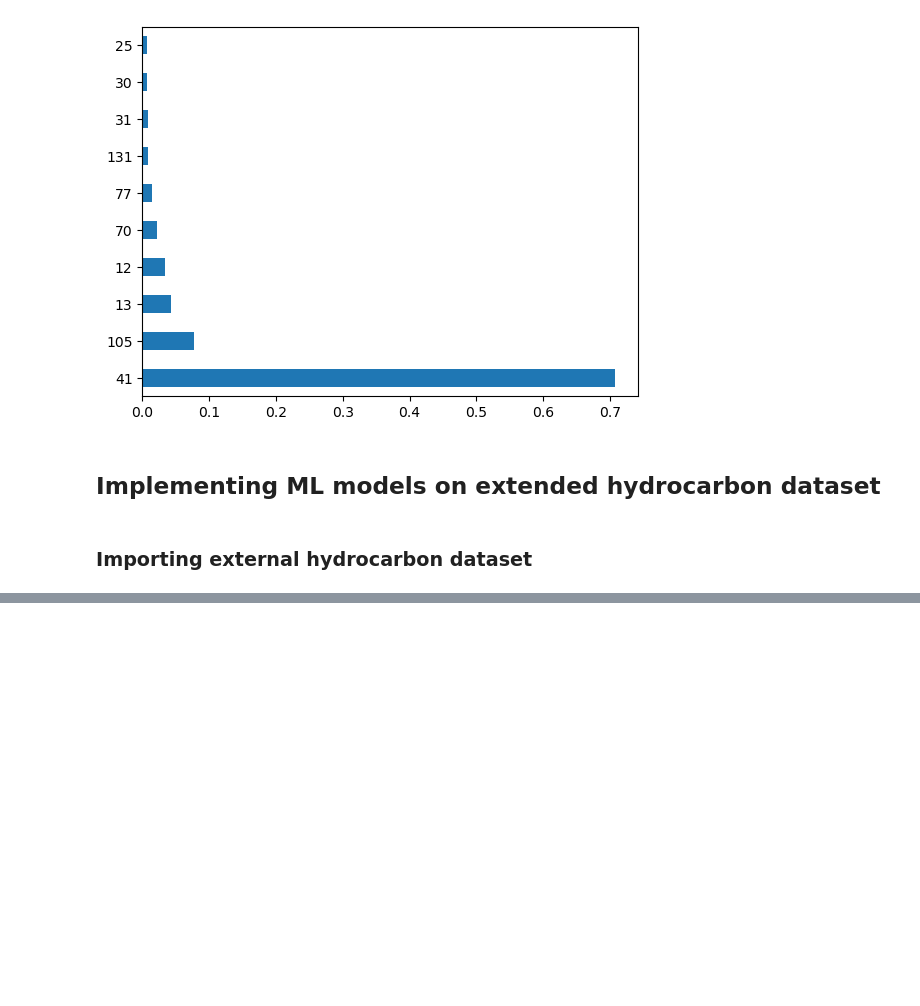
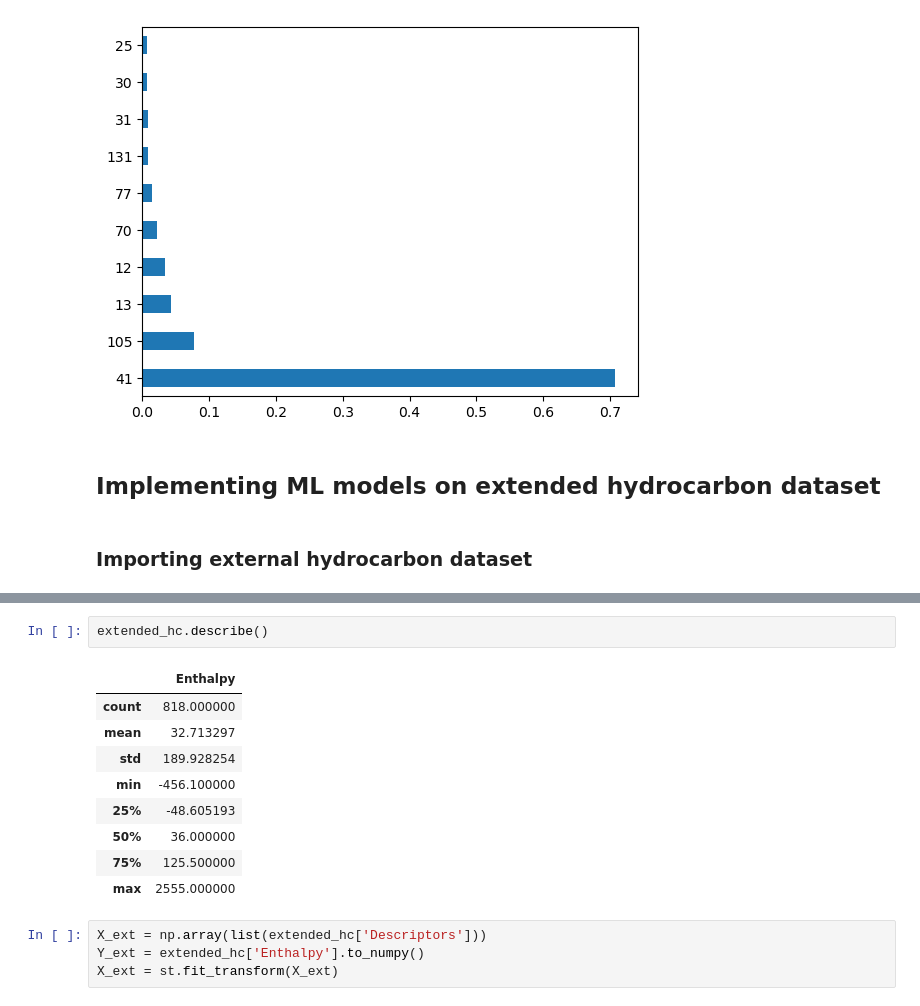
Before and after one commit to tracehhh/NTU-CM4044-ML-Mini-project-2, a Jupyter notebook: CM4044 Project 2.ipynb, the cells around one changed output, grey strips where cells are left out. Drawn from its saved outputs; the diff is of its cells as text; blank space fills up the shorter version.

```diff
--- a/CM4044 Project 2.ipynb
+++ b/CM4044 Project 2.ipynb
@@ -407,3 +407,19 @@ extended_hc.head()
 | 2 | CCc1ccccc1 | -25.400000 | [2.162037037037037, 2.16203703703... |
 | 3 | C1c2ccccc12 | 185.751167 | [2.175925925925926, 2.17592592592... |
 | 4 | CCc1ccccc1C | 106.500000 | [2.1828703703703702, 2.1828703703... |
+# %%
+extended_hc.describe()
+# %% [output]
+|  | Enthalpy |
+| count | 818.000000 |
+| mean | 32.713297 |
+| std | 189.928254 |
+| min | -456.100000 |
+| 25% | -48.605193 |
+| 50% | 36.000000 |
+| 75% | 125.500000 |
+| max | 2555.000000 |
+# %%
+X_ext = np.array(list(extended_hc['Descriptors']))
+Y_ext = extended_hc['Enthalpy'].to_numpy()
+X_ext = st.fit_transform(X_ext)
```
Also changed, not shown: parts of 4 cells of this notebook, 1 other file.
